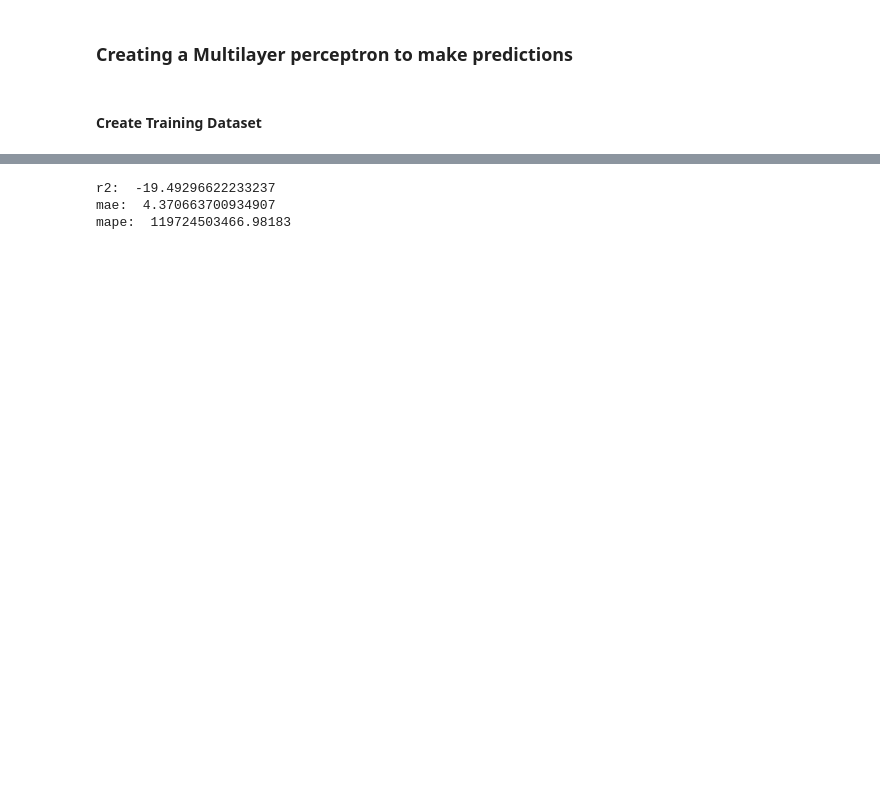
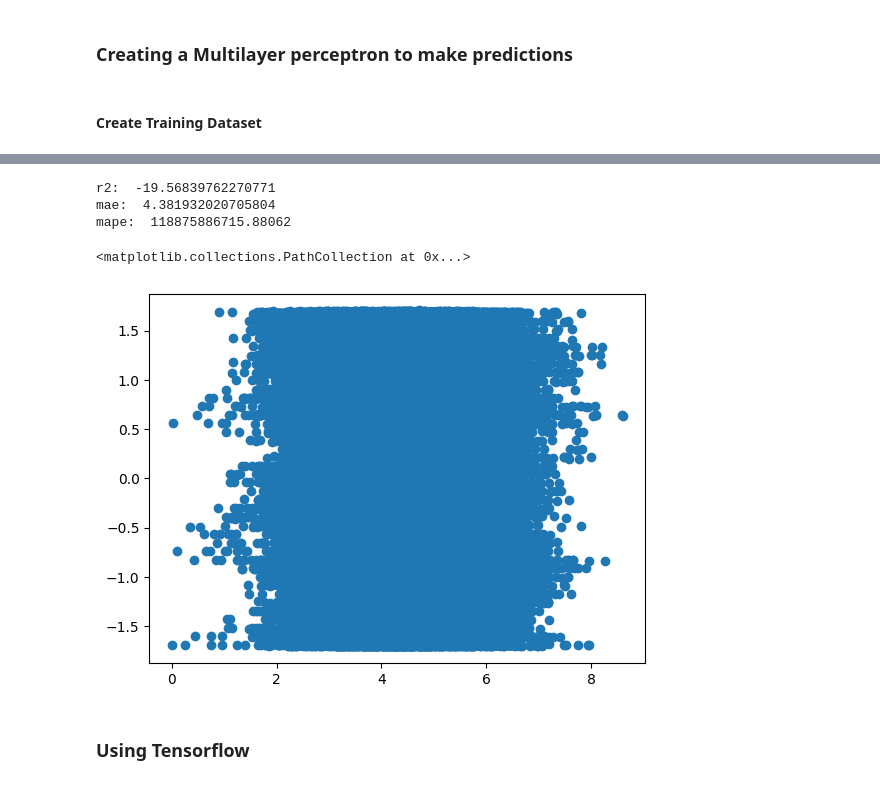
Before and after one commit to Yairama/Geospatial-Interpolation, a Jupyter notebook: multilayer_perceptron.ipynb, the cells around one changed output, grey strips where cells are left out. Saved outputs shown, nothing was run; the diff lists cells and outputs as text; code cells hidden in the pictures; blank space fills up the shorter version.

```diff
--- a/multilayer_perceptron.ipynb
+++ b/multilayer_perceptron.ipynb
@@ -181,15 +191,21 @@ epoch 20, loss 0.000019
 # %%
 y_pred = []
 y_real = []
-for i, (x,y) in enumerate(real_loader):
+for x,y in real_loader:
+    i = i+1
     y_p = model(x)
     y_pred.append(y_p.item())
     y_real.append(y.item())
 
 print("r2: ", r2_score(y_real, y_pred))
 print("mae: ", mean_absolute_error(y_real, y_pred))
 print("mape: ", mean_absolute_percentage_error(y_real, y_pred))
+plt.scatter(y_real, y_pred)
 # %% [output]
-r2:  -19.49296622233237
-mae:  4.370663700934907
-mape:  119724503466.98183
+r2:  -19.56839762270771
+mae:  4.381932020705804
+mape:  118875886715.88062
+<matplotlib.collections.PathCollection at 0x...>
+[figure, added]
+# %% [markdown]
+### Using Tensorflow
```
Also changed, not shown: parts of 9 cells of this notebook.
